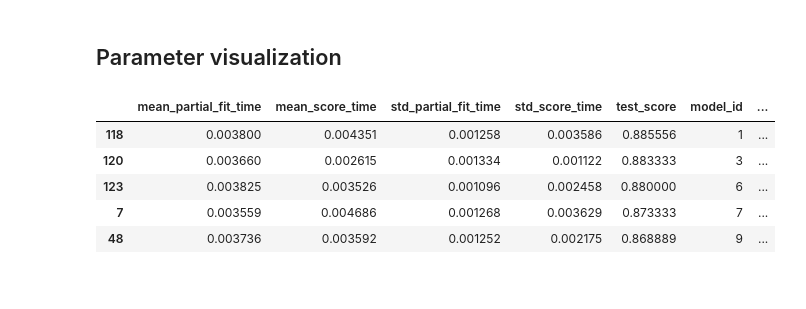
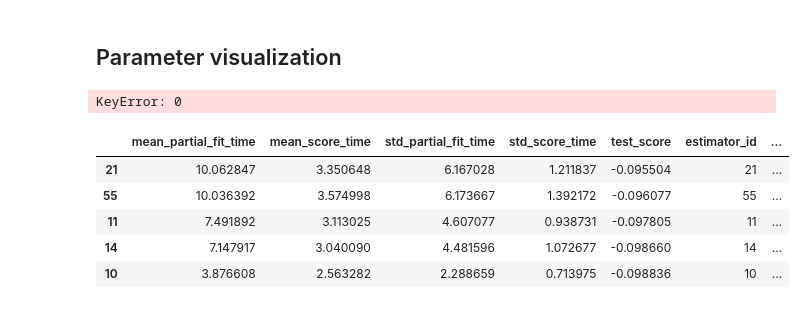
Before and after one commit to stsievert/dask-hyperband-comparison, a Jupyter notebook: Visualize.ipynb, the cells around one changed output. Saved outputs shown, nothing was run; the diff lists cells and outputs as text; code cells hidden in the pictures.

```diff
--- a/Visualize.ipynb
+++ b/Visualize.ipynb
@@ -206,29 +160,28 @@ ax.set_xlim(0, 1)
 # %% [markdown]
 ## Parameter visualization
-# %%
-with open("results/2018-11-07-cv_results.json", "r") as f:
-    cv_results = json.load(f)
 # %%
-results = {k: [result[k] for result in cv_results["passive"]]
-              for k in cv_results["passive"][0]}
-results = {k: sum(v, []) for k, v in results.items()}
+# results = {k: [result[k] for result in cv_results["patience"]]
+#               for k in cv_results["patience"][0]}
+# results = {k: sum(v, []) for k, v in results.items()}
+# %% [output]
+KeyError: 0
 # %%
 import numpy as np
-hist = pd.DataFrame(results)
+hist = pd.DataFrame(cv_results["patience"])
 hist.head()
 
 #hist['param_optimizer_'] = hist['param_optimizer'].apply(lambda opt: str(opt).replace('<class', '').strip('>'))
 hist['test_loss'] = -1 * hist['test_score']
 hist = hist.sort_values(by='test_loss')
 hist['rank'] = np.arange(len(hist)) + 1
 hist.head()
 # %% [output]
-|  | mean_partial_fit_time | mean_score_time | std_partial_fit_time | std_score_time | test_score | model_id | ... |
-| 118 | 0.003800 | 0.004351 | 0.001258 | 0.003586 | 0.885556 | 1 | ... |
-| 120 | 0.003660 | 0.002615 | 0.001334 | 0.001122 | 0.883333 | 3 | ... |
-| 123 | 0.003825 | 0.003526 | 0.001096 | 0.002458 | 0.880000 | 6 | ... |
-| 7 | 0.003559 | 0.004686 | 0.001268 | 0.003629 | 0.873333 | 7 | ... |
-| 48 | 0.003736 | 0.003592 | 0.001252 | 0.002175 | 0.868889 | 9 | ... |
+|  | mean_partial_fit_time | mean_score_time | std_partial_fit_time | std_score_time | test_score | estimator_id | ... |
+| 21 | 10.062847 | 3.350648 | 6.167028 | 1.211837 | -0.095504 | 21 | ... |
+| 55 | 10.036392 | 3.574998 | 6.173667 | 1.392172 | -0.096077 | 55 | ... |
+| 11 | 7.491892 | 3.113025 | 4.607077 | 0.938731 | -0.097805 | 11 | ... |
+| 14 | 7.147917 | 3.040090 | 4.481596 | 1.072677 | -0.098660 | 14 | ... |
+| 10 | 3.876608 | 2.563282 | 2.288659 | 0.713975 | -0.098836 | 10 | ... |
 # %%
 w = 5
 fig, axs = plt.subplots(nrows=2, ncols=2, figsize=(2*w, 2*w))
```
Also changed, not shown: parts of 6 cells of this notebook, 2 other files.
